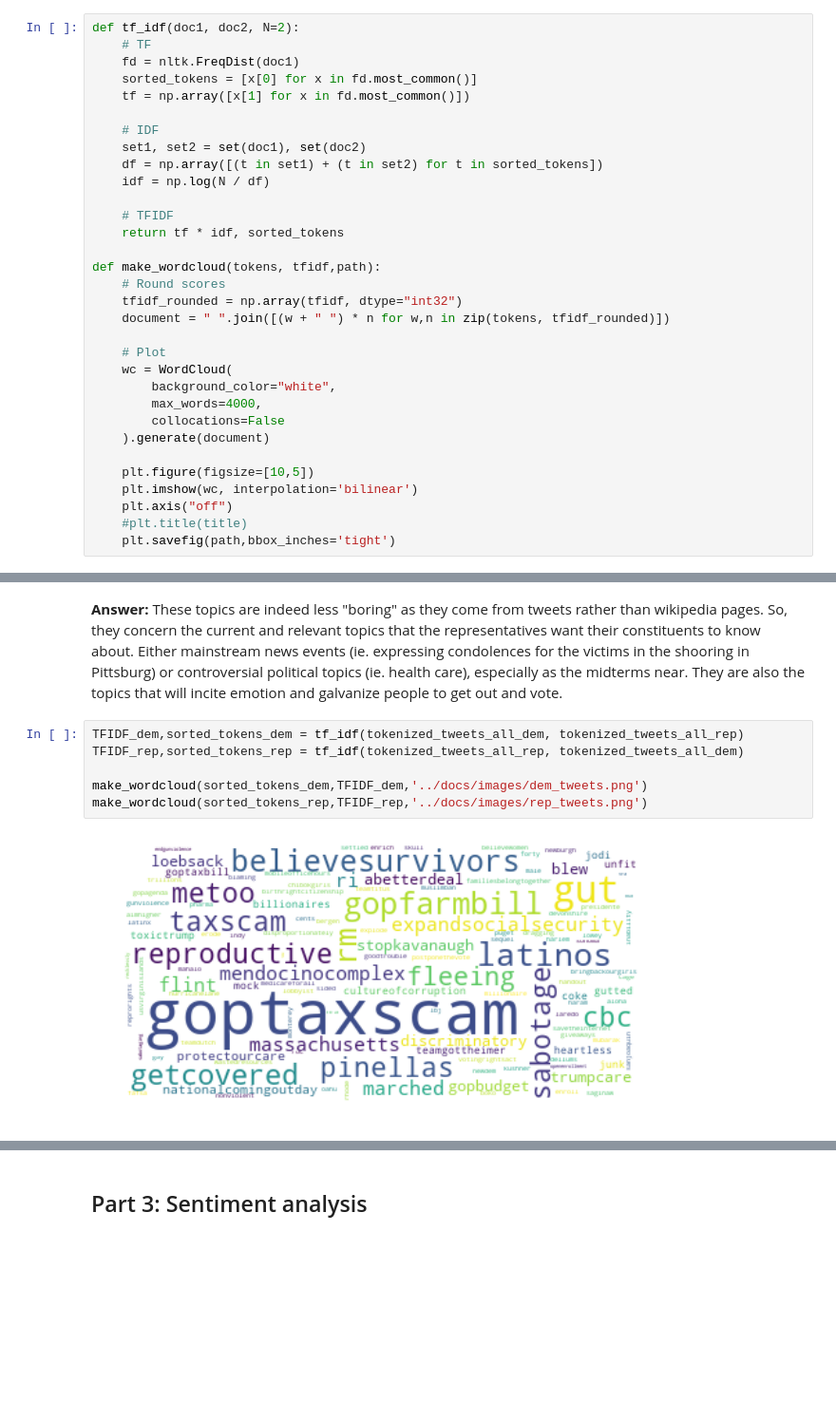
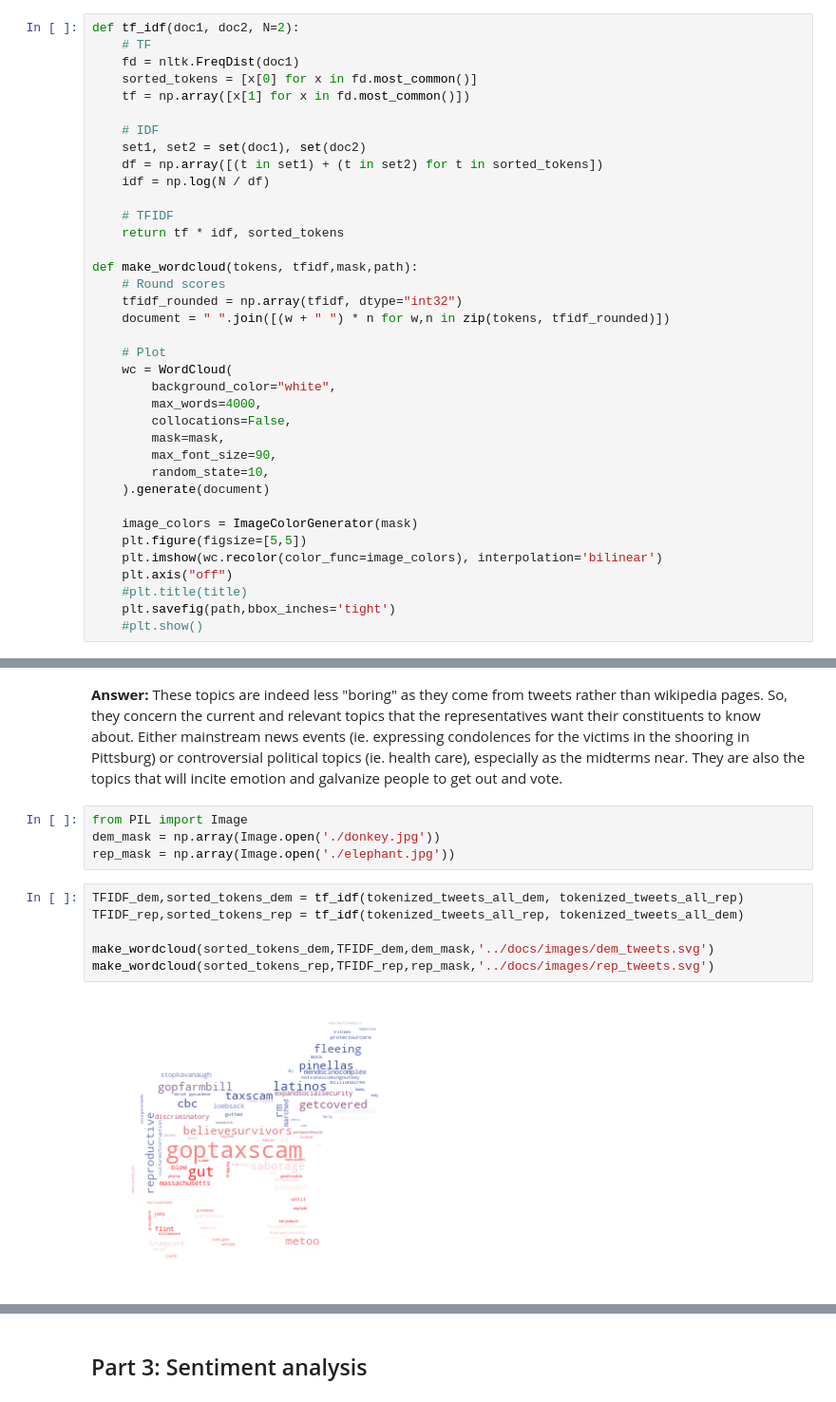
Before and after one commit to rflperry/socialgraphs2018, a Jupyter notebook: assignment2/analysis.ipynb, the cells around one changed output, grey strips where cells are left out. Shown at 95% size. Drawn from its saved outputs; the diff is of its cells as text; blank space fills up the shorter version.

Commit message:
Updated markdown page and images

```diff
--- a/assignment2/analysis.ipynb
+++ b/assignment2/analysis.ipynb
@@ -446,7 +446,7 @@ def tf_idf(doc1, doc2, N=2):
     # TFIDF
     return tf * idf, sorted_tokens
 
-def make_wordcloud(tokens, tfidf,path):
+def make_wordcloud(tokens, tfidf,mask,path):
     # Round scores
     tfidf_rounded = np.array(tfidf, dtype="int32")
     document = " ".join([(w + " ") * n for w,n in zip(tokens, tfidf_rounded)])
@@ -455,23 +455,32 @@ def make_wordcloud(tokens, tfidf,path):
     wc = WordCloud(
         background_color="white",
         max_words=4000,
-        collocations=False
+        collocations=False,
+        mask=mask,
+        max_font_size=90,
+        random_state=10,
     ).generate(document)
 
-    plt.figure(figsize=[10,5])
-    plt.imshow(wc, interpolation='bilinear')
+    image_colors = ImageColorGenerator(mask)
+    plt.figure(figsize=[5,5])
+    plt.imshow(wc.recolor(color_func=image_colors), interpolation='bilinear')
     plt.axis("off")
     #plt.title(title)
     plt.savefig(path,bbox_inches='tight')
+    #plt.show()
 # %% [markdown]
 **Question:** Now, create word-cloud for each party. Are these topics less "boring" than the wikipedia topics from a few weeks ago? Why? Comment on the results.
 # %% [markdown]
 **Answer:** These topics are indeed less "boring" as they come from tweets rather than wikipedia pages. So, they concern the current and relevant topics that the representatives want their constituents to know about. Either mainstream news events (ie. expressing condolences for the victims in the shooring in Pittsburg) or controversial political topics (ie. health care), especially as the midterms near. They are also the topics that will incite emotion and galvanize people to get out and vote.
+# %%
+from PIL import Image
+dem_mask = np.array(Image.open('./donkey.jpg'))
+rep_mask = np.array(Image.open('./elephant.jpg'))
 # %%
 TFIDF_dem,sorted_tokens_dem = tf_idf(tokenized_tweets_all_dem, tokenized_tweets_all_rep)
 TFIDF_rep,sorted_tokens_rep = tf_idf(tokenized_tweets_all_rep, tokenized_tweets_all_dem)
 
-make_wordcloud(sorted_tokens_dem,TFIDF_dem,'../docs/images/dem_tweets.png')
-make_wordcloud(sorted_tokens_rep,TFIDF_rep,'../docs/images/rep_tweets.png')
+make_wordcloud(sorted_tokens_dem,TFIDF_dem,dem_mask,'../docs/images/dem_tweets.svg')
+make_wordcloud(sorted_tokens_rep,TFIDF_rep,rep_mask,'../docs/images/rep_tweets.svg')
 # %% [output]
-[figure, old version]
+[figure, new version]
```
Also changed, not shown: parts of 8 cells of this notebook, 17 other files.
